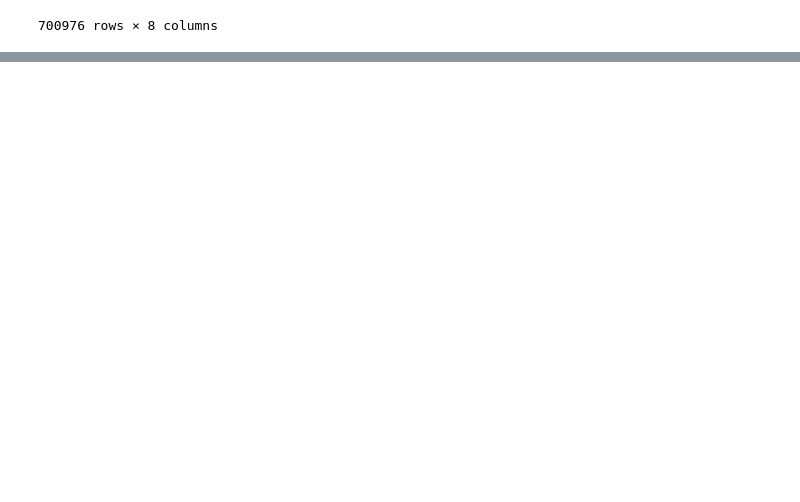
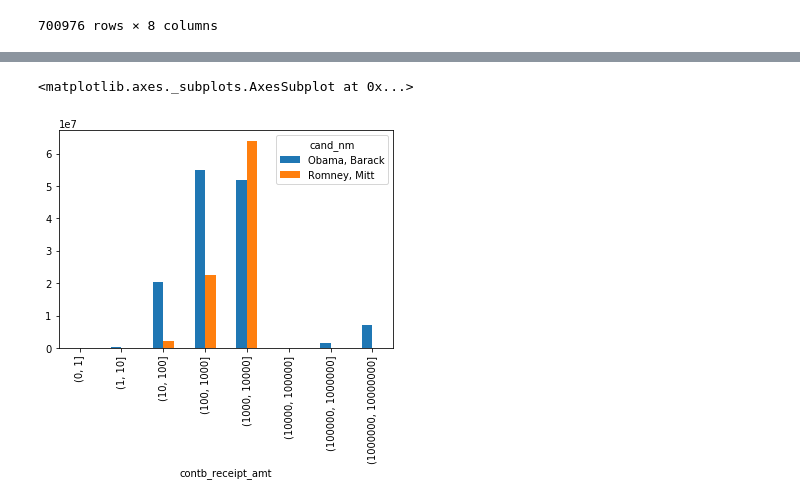
Before and after one commit to QQ876684433/AI_Learning, a Jupyter notebook: AliTianChi/数据分析进阶/pandas实践/2012美国总统竞选赞助数据分析.ipynb, the cells around one changed output, grey strips where cells are left out. Drawn from its saved outputs; the diff is of its cells as text; code cells hidden in the pictures; blank space fills up the shorter version.

```diff
--- a/AliTianChi/数据分析进阶/pandas实践/2012美国总统竞选赞助数据分析.ipynb
+++ b/AliTianChi/数据分析进阶/pandas实践/2012美国总统竞选赞助数据分析.ipynb
@@ -219,3 +219,7 @@ data_vs
 | 201384 | Obama, Barack | MOUNTS, ROBERT | ZZ | HQ USFK (FKDC-SA) | GS-15 INTERNATIONAL RELATIONS OFF... | 25.0 | ... |
 | 201385 | Obama, Barack | NEAL, AMBER | ZZ | THE DEPARTMENT OF DEFENSE EDUCATI... | TEACHER | 135.0 | ... |
 700976 rows × 8 columns
+# %%
+bins = np.array([0, 1, 10, 100, 1000, 10000, 100000, 1000000, 10000000])
+labels = pd.cut(data_vs['contb_receipt_amt'], bins)
+labels
@@ -221,0 +323,4 @@ data_vs
+# %%
+# labels是之前赞助金额离散化后的Series
+grouped_bins = data_vs.groupby(['cand_nm', labels])
+grouped_bins.size().unstack(0)
@@ -221,0 +338,3 @@ data_vs
+# %%
+bucket_sums = grouped_bins['contb_receipt_amt'].sum().unstack(0)
+bucket_sums
@@ -221,0 +352,6 @@ data_vs
+# %%
+# Obama、Romney各区间赞助总金额
+bucket_sums.plot(kind='bar')
+# %% [output]
+<matplotlib.axes._subplots.AxesSubplot at 0x...>
+[figure, added]
```
Also changed, not shown: parts of 10 cells of this notebook.
